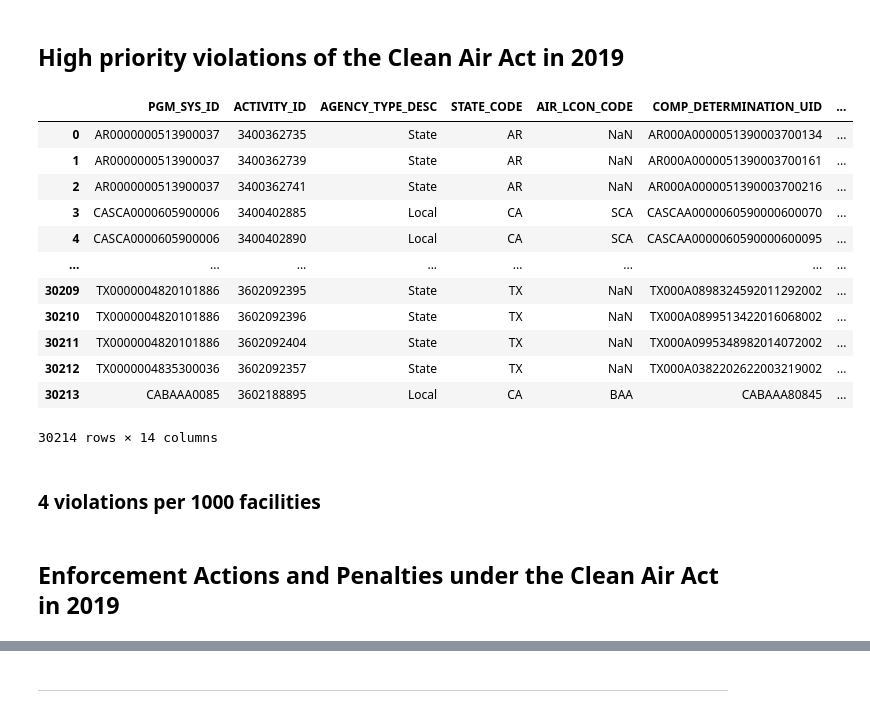
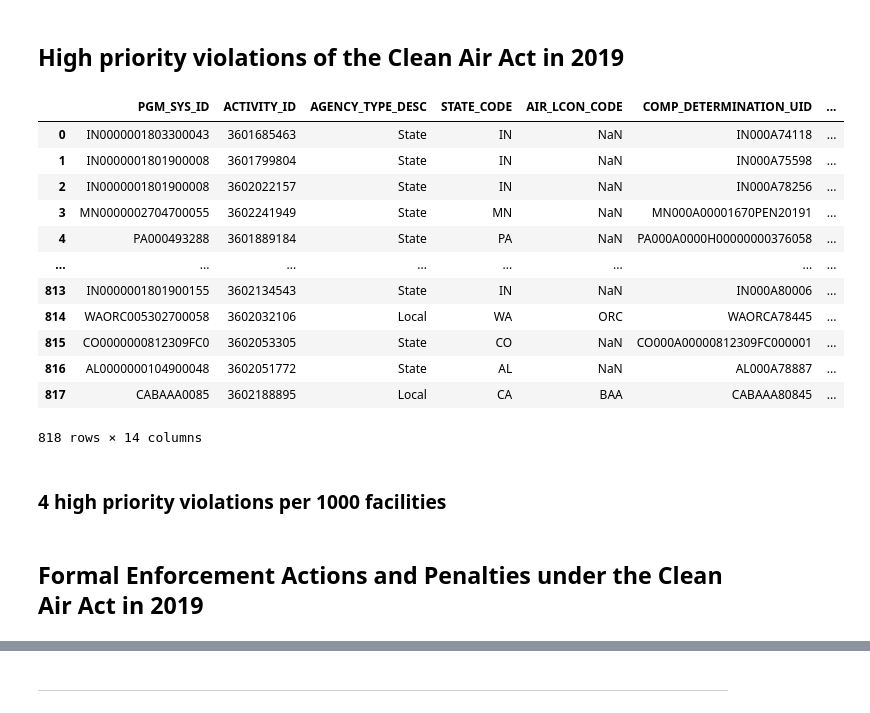
Before and after one commit to edgi-govdata-archiving/ECHO-Cross-Program, a Jupyter notebook: ECHO_National.ipynb, the cells around one changed output, grey strips where cells are left out. Drawn from its saved outputs; the diff is of its cells as text; code cells hidden in the pictures.

```diff
--- a/ECHO_National.ipynb
+++ b/ECHO_National.ipynb
@@ -118,7 +117,7 @@ There are 6155 facilities currently reporting greenhouse gas emissions.
 # Use SQL to search for and select the data about air stack tests
 air_inspections = None
 try:
-    sql = 'select * from \"ICIS-AIR_FCES_PCES\" where \"ACTUAL_END_DATE\" like \'__-__-20__\''
+    sql = 'select * from \"ICIS-AIR_FCES_PCES\" where \"ACTUAL_END_DATE\" like \'__-__-2019\''
 
     # Download the data from that URL
     air_inspections = get_data( sql, 'pgm_sys_id' )
@@ -158,44 +152,40 @@ display(HTML("<h3>"+air_inspections_metric_2019+" inspections per 1000 facilitie
 # %%
 air_violations = None
 try:
-    sql = 'select * from "ICIS-AIR_VIOLATION_HISTORY" where "HPV_DAYZERO_DATE" like \'__-__-20__\''
+    sql = 'select * from "ICIS-AIR_VIOLATION_HISTORY" where "HPV_DAYZERO_DATE" like \'__-__-2019\''
 
     air_violations = get_data( sql, "pgm_sys_id" )
 
     # Remove "FACIL" violations, which are paperwork violations according to: https://19january2017snapshot.epa.gov/sites/production/files/2013-10/documents/frvmemo.pdf
     # air_violations = air_violations.loc[(air_violations["POLLUTANT_DESCS"]!="FACIL")]
 except EmptyDataError:
     print( "No data found")
 air_violations
 # %% [output]
 |  | PGM_SYS_ID | ACTIVITY_ID | AGENCY_TYPE_DESC | STATE_CODE | AIR_LCON_CODE | COMP_DETERMINATION_UID | ... |
-| 0 | AR0000000513900037 | 3400362735 | State | AR | NaN | AR000A0000051390003700134 | ... |
-| 1 | AR0000000513900037 | 3400362739 | State | AR | NaN | AR000A0000051390003700161 | ... |
-| 2 | AR0000000513900037 | 3400362741 | State | AR | NaN | AR000A0000051390003700216 | ... |
-| 3 | CASCA0000605900006 | 3400402885 | Local | CA | SCA | CASCAA0000060590000600070 | ... |
-| 4 | CASCA0000605900006 | 3400402890 | Local | CA | SCA | CASCAA0000060590000600095 | ... |
+| 0 | IN0000001803300043 | 3601685463 | State | IN | NaN | IN000A74118 | ... |
+| 1 | IN0000001801900008 | 3601799804 | State | IN | NaN | IN000A75598 | ... |
+| 2 | IN0000001801900008 | 3602022157 | State | IN | NaN | IN000A78256 | ... |
+| 3 | MN0000002704700055 | 3602241949 | State | MN | NaN | MN000A00001670PEN20191 | ... |
+| 4 | PA000493288 | 3601889184 | State | PA | NaN | PA000A0000H00000000376058 | ... |
 | ... | ... | ... | ... | ... | ... | ... | ... |
-| 30209 | TX0000004820101886 | 3602092395 | State | TX | NaN | TX000A0898324592011292002 | ... |
-| 30210 | TX0000004820101886 | 3602092396 | State | TX | NaN | TX000A0899513422016068002 | ... |
-| 30211 | TX0000004820101886 | 3602092404 | State | TX | NaN | TX000A0995348982014072002 | ... |
-| 30212 | TX0000004835300036 | 3602092357 | State | TX | NaN | TX000A0382202622003219002 | ... |
-| 30213 | CABAAA0085 | 3602188895 | Local | CA | BAA | CABAAA80845 | ... |
+| 813 | IN0000001801900155 | 3602134543 | State | IN | NaN | IN000A80006 | ... |
+| 814 | WAORC005302700058 | 3602032106 | Local | WA | ORC | WAORCA78445 | ... |
+| 815 | CO0000000812309FC0 | 3602053305 | State | CO | NaN | CO000A00000812309FC000001 | ... |
+| 816 | AL0000000104900048 | 3602051772 | State | AL | NaN | AL000A78887 | ... |
+| 817 | CABAAA0085 | 3602188895 | Local | CA | BAA | CABAAA80845 | ... |
-30214 rows × 14 columns
+818 rows × 14 columns
-# %%
-# Number of facility violations each year per 1000 regulated facilities
-
-air_violations["HPV_DAYZERO_DATE"] = pd.to_datetime(air_violations["HPV_DAYZERO_DATE"], format='%m-%d-%Y', errors='coerce') # Format the date
-air_violations_metric = air_violations.groupby(["HPV_DAYZERO_DATE"])[["AGENCY_TYPE_DESC"]].agg("count") # Count violations per day
-air_violations_metric = air_violations_metric.resample("Y").sum() # Sum up violations per year
-air_violations_metric.index = air_violations_metric.index.strftime('%Y') # Reformat the year (2016-12-31 becomes 2016)
-air_violations_metric_2019 = air_violations_metric.loc["2019"] #Filter to 2019
-air_violations_metric_2019 = formatter((air_violations_metric_2019["AGENCY_TYPE_DESC"] / air_fac) * 1000) #Divide by regulated facilities and multiply by desired rate (per 1000)
-violations["CAA"] = air_violations_metric_2019
-display(HTML("<h3>"+air_violations_metric_2019+" violations per 1000 facilities</h3>"))
-# %% [output]
-4 violations per 1000 facilities
+# %%
+# Number of high priority violations per 1000 regulated facilities
+
+#air_violations_fac = air_violations.shape[0] / len(air_violations["PGM_SYS_ID"].unique()) # Total number of violations divided by number of facilities with violations. Will use this later in looking at enforcement actions.
+air_violations_metric = formatter((air_violations.shape[0] / air_fac) * 1000) # Divide by regulated facilities and multiply by desired rate (per 1000)
+violations["CAA"] = air_violations_metric
+display(HTML("<h3>"+air_violations_metric+" high priority violations per 1000 facilities </h3>"))
+# %% [output]
+4 high priority violations per 1000 facilities
 # %% [markdown]
-## Enforcement Actions and Penalties under the Clean Air Act in 2019
+## Formal Enforcement Actions and Penalties under the Clean Air Act in 2019
 # %%
 air_enforcements = None
 try:
```
Also changed, not shown: parts of 33 cells of this notebook.
